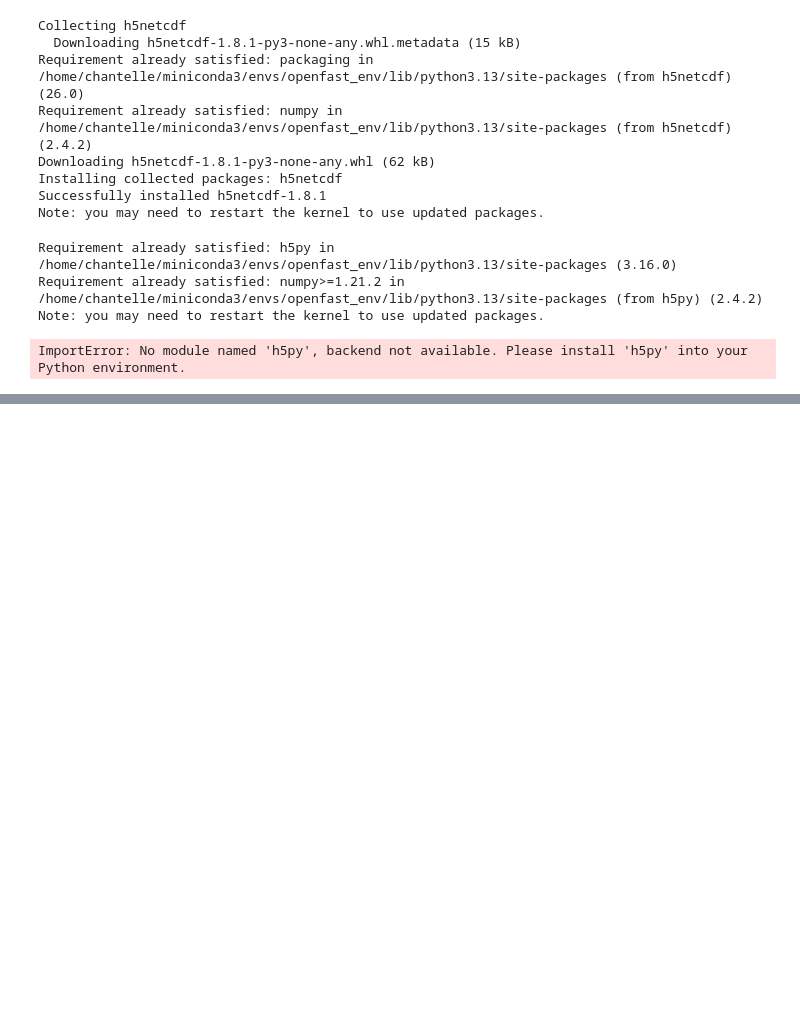
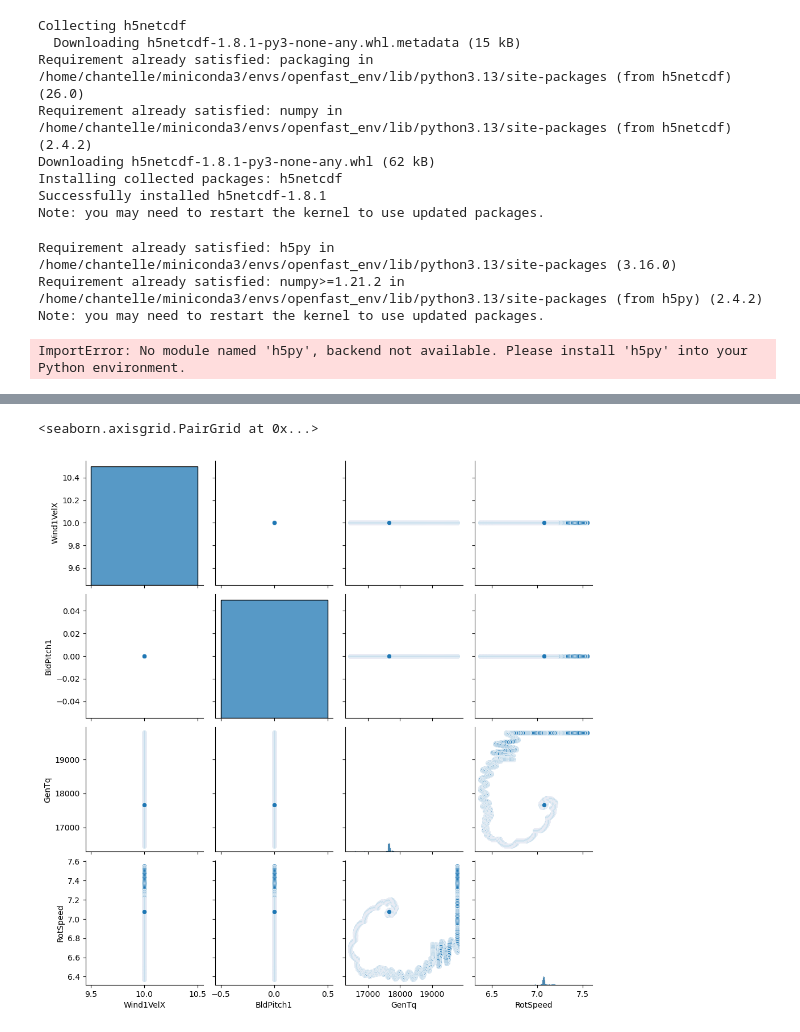
Before and after one commit to ChantelleAA/openfast, a Jupyter notebook: new_file.ipynb, the cells around one changed output, grey strips where cells are left out. Saved outputs shown, nothing was run; the diff lists cells and outputs as text; code cells hidden in the pictures; blank space fills up the shorter version.

```diff
--- a/new_file.ipynb
+++ b/new_file.ipynb
@@ -96,0 +347,6 @@ ImportError: No module named 'h5py', backend not available. Please install 'h5py
+# %%
+len(fastout[0].keys())
+
+keys_chosen = ['Wind1VelX', 'BldPitch1', 'GenTq', 'RotSpeed']
+
+fast_df = pd.DataFrame({key: fastout[0][key] for key in keys_chosen})
@@ -96,0 +394,5 @@ ImportError: No module named 'h5py', backend not available. Please install 'h5py
+# %%
+sns.pairplot(fast_df);
+# %% [output]
+<seaborn.axisgrid.PairGrid at 0x...>
+[figure, added]
```
Also changed, not shown: parts of 19 cells of this notebook, 18 other files.
